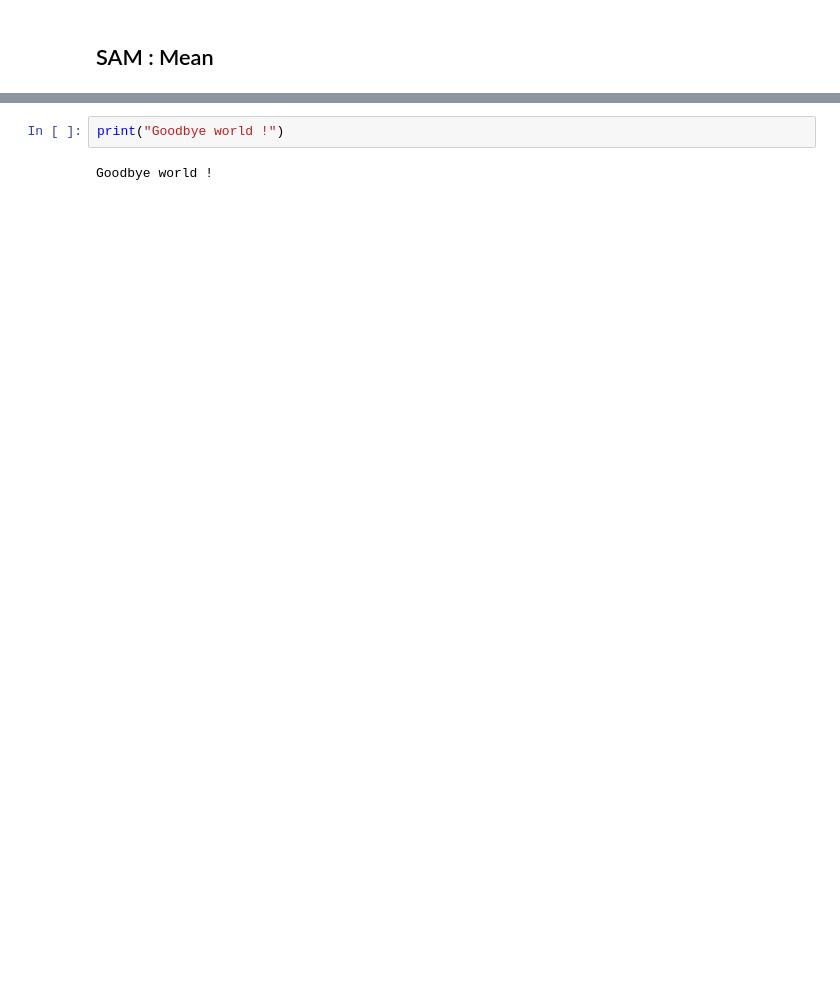
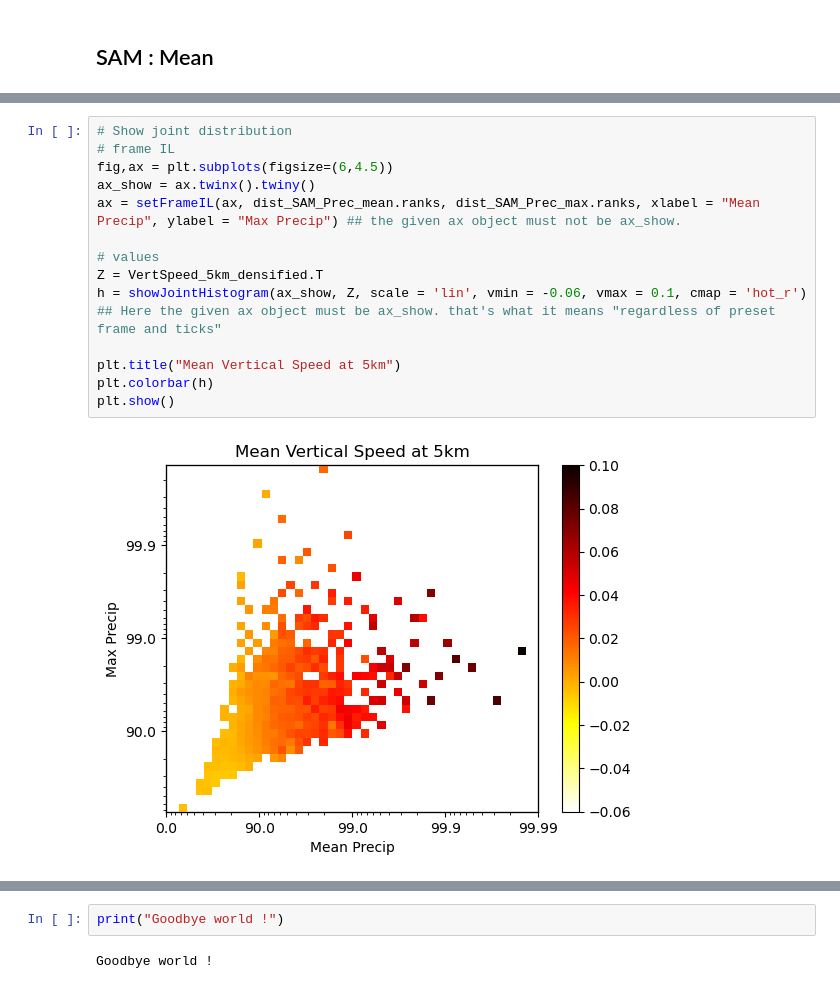
Before and after one commit to bfildier/stage-2023-multiscale-extremes, a Jupyter notebook: scripts/extremesRelation.ipynb, the cells around one changed output, grey strips where cells are left out. Cells and saved outputs as stored; diff of their text form; blank space fills up the shorter version.

```diff
--- a/scripts/extremesRelation.ipynb
+++ b/scripts/extremesRelation.ipynb
@@ -202,0 +106,16 @@ plt.show()
+# %%
+# Show joint distribution
+# frame IL
+fig,ax = plt.subplots(figsize=(6,4.5))
+ax_show = ax.twinx().twiny()
+ax = setFrameIL(ax, dist_SAM_Prec_mean.ranks, dist_SAM_Prec_max.ranks, xlabel = "Mean Precip", ylabel = "Max Precip") ## the given ax object must not be ax_show.
+
+# values
+Z = VertSpeed_5km_densified.T
+h = showJointHistogram(ax_show, Z, scale = 'lin', vmin = -0.06, vmax = 0.1, cmap = 'hot_r') ## Here the given ax object must be ax_show. that's what it means "regardless of preset frame and ticks"
+
+plt.title("Mean Vertical Speed at 5km")
+plt.colorbar(h)
+plt.show()
+# %% [output]
+[figure, added]
```
Also changed, not shown: parts of 70 cells of this notebook, 17 other files.
